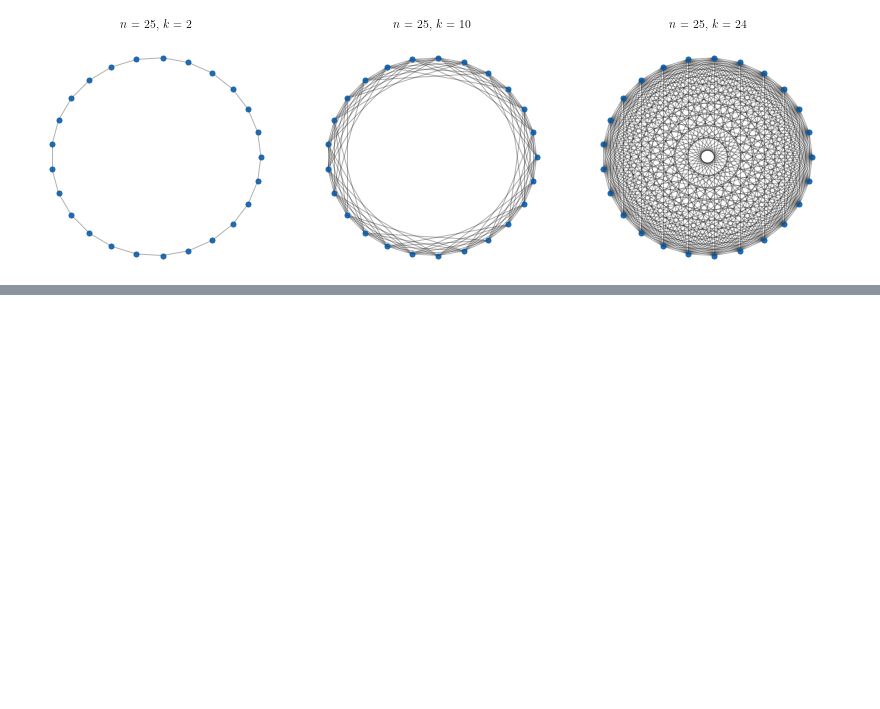
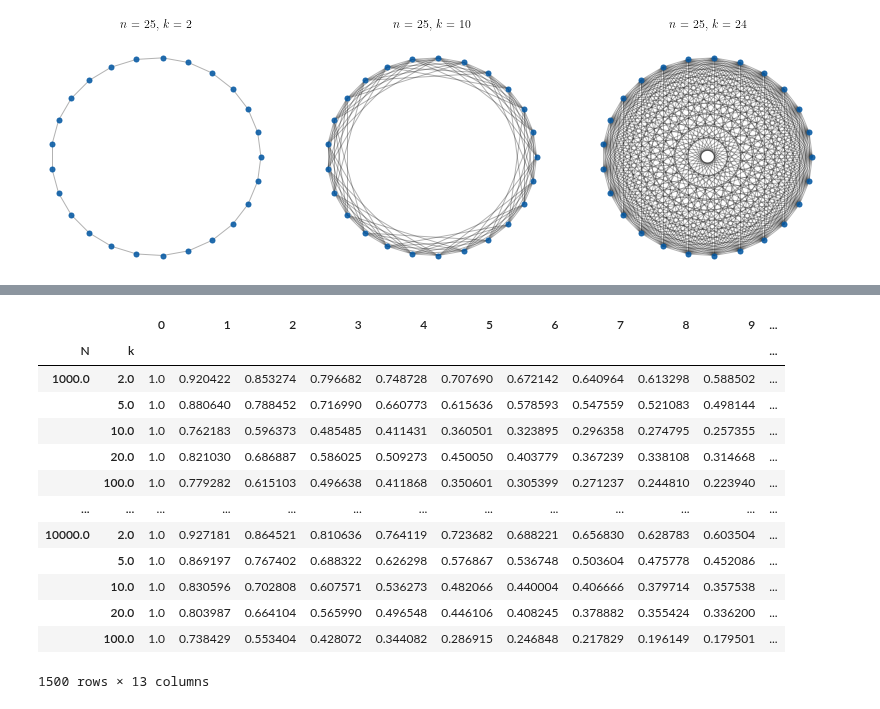
Before and after one commit to mikekestemont/forgotten-books, a Jupyter notebook: notebooks/analyze_pop.ipynb, the cells around one changed output, grey strips where cells are left out. Cells and saved outputs as stored; diff of their text form; code cells hidden in the pictures; blank space fills up the shorter version.

```diff
--- a/notebooks/analyze_pop.ipynb
+++ b/notebooks/analyze_pop.ipynb
@@ -84,0 +89,31 @@ plt.savefig("../outputs/network-evenness.pdf", bbox_inches='tight')
+# %%
+import pandas as pd
+
+
+q_values = np.arange(0, 3.25, 0.25)
+
+E = np.zeros((populations.shape[0], len(q_values)))
+for i, population in enumerate(populations):
+    _, counts = np.unique(population[population > 0], return_counts=True)
+    emp = empirical_hill(counts, q_values)
+    evenness = (emp - 1) / (emp[0] - 1)
+    E[i] = evenness
+
+df = pd.DataFrame(E)
+df = df.set_index(pd.MultiIndex.from_arrays(params[:, [0, 1]].T, names=["N", "k"]))
+df
+# %% [output]
+|  |  | 0 | 1 | 2 | 3 | 4 | 5 | 6 | 7 | 8 | 9 | ... |
+| N | k |  |  |  |  |  |  |  |  |  |  | ... |
+| 1000.0 | 2.0 | 1.0 | 0.920422 | 0.853274 | 0.796682 | 0.748728 | 0.707690 | 0.672142 | 0.640964 | 0.613298 | 0.588502 | ... |
+|  | 5.0 | 1.0 | 0.880640 | 0.788452 | 0.716990 | 0.660773 | 0.615636 | 0.578593 | 0.547559 | 0.521083 | 0.498144 | ... |
+|  | 10.0 | 1.0 | 0.762183 | 0.596373 | 0.485485 | 0.411431 | 0.360501 | 0.323895 | 0.296358 | 0.274795 | 0.257355 | ... |
+|  | 20.0 | 1.0 | 0.821030 | 0.686887 | 0.586025 | 0.509273 | 0.450050 | 0.403779 | 0.367239 | 0.338108 | 0.314668 | ... |
+|  | 100.0 | 1.0 | 0.779282 | 0.615103 | 0.496638 | 0.411868 | 0.350601 | 0.305399 | 0.271237 | 0.244810 | 0.223940 | ... |
+| ... | ... | ... | ... | ... | ... | ... | ... | ... | ... | ... | ... | ... |
+| 10000.0 | 2.0 | 1.0 | 0.927181 | 0.864521 | 0.810636 | 0.764119 | 0.723682 | 0.688221 | 0.656830 | 0.628783 | 0.603504 | ... |
+|  | 5.0 | 1.0 | 0.869197 | 0.767402 | 0.688322 | 0.626298 | 0.576867 | 0.536748 | 0.503604 | 0.475778 | 0.452086 | ... |
+|  | 10.0 | 1.0 | 0.830596 | 0.702808 | 0.607571 | 0.536273 | 0.482066 | 0.440004 | 0.406666 | 0.379714 | 0.357538 | ... |
+|  | 20.0 | 1.0 | 0.803987 | 0.664104 | 0.565990 | 0.496548 | 0.446106 | 0.408245 | 0.378882 | 0.355424 | 0.336200 | ... |
+|  | 100.0 | 1.0 | 0.738429 | 0.553404 | 0.428072 | 0.344082 | 0.286915 | 0.246848 | 0.217829 | 0.196149 | 0.179501 | ... |
+1500 rows × 13 columns
```
Also changed, not shown: parts of 5 cells of this notebook, 4 other files.
